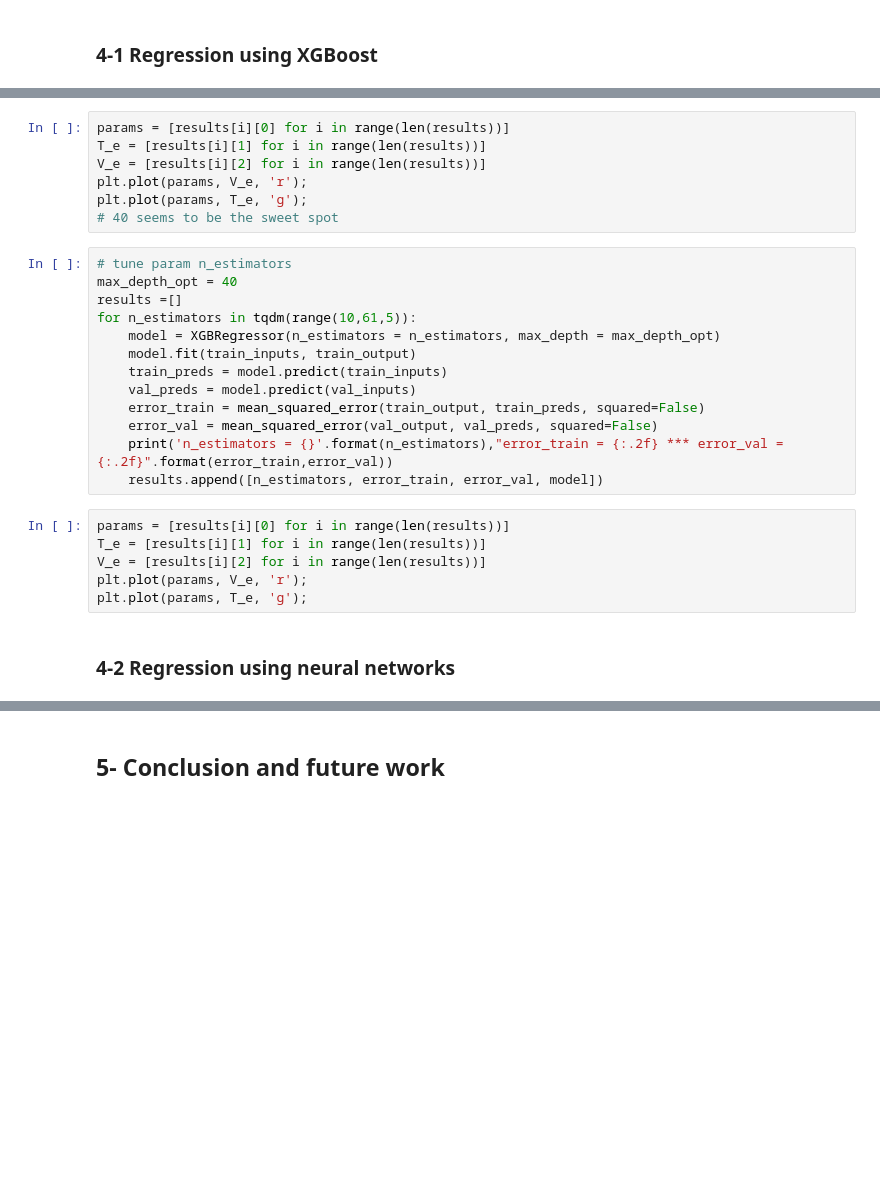
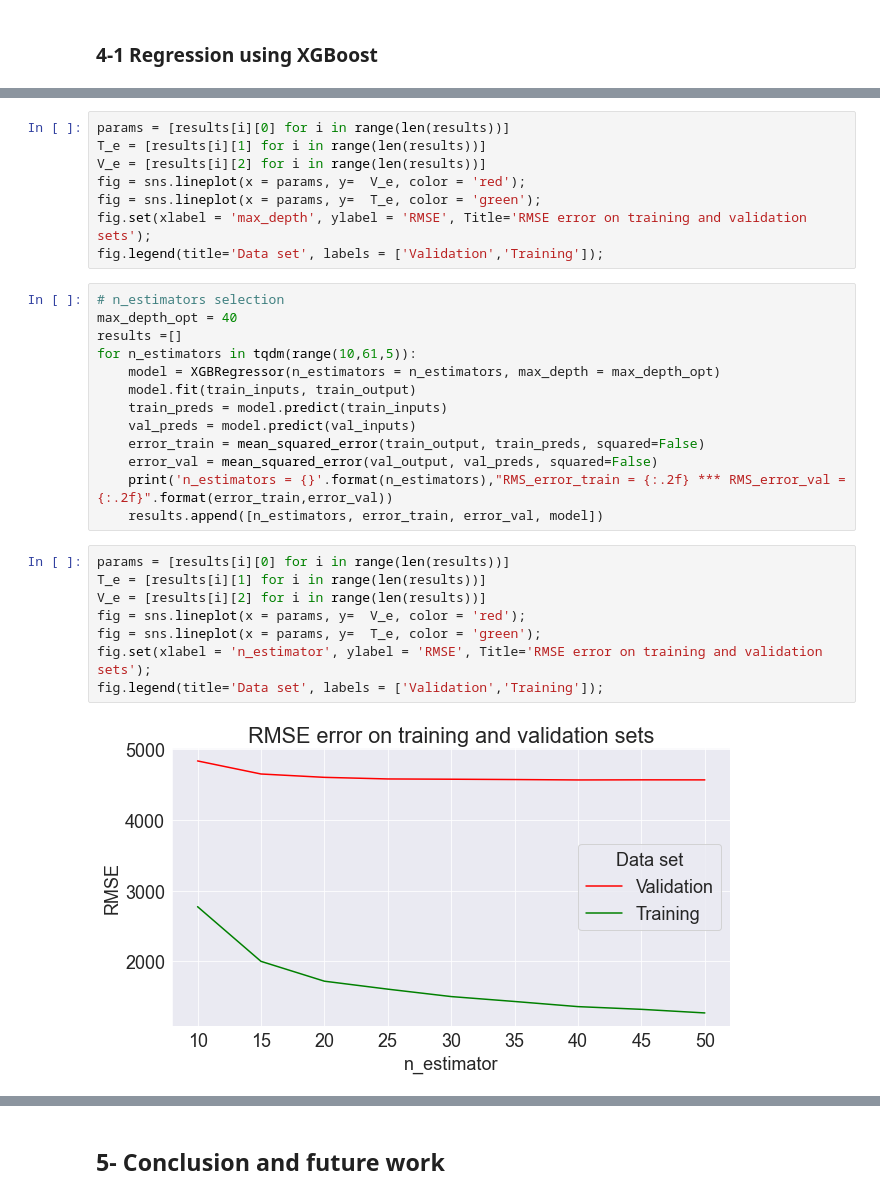
Before and after one commit to zaitrik/used_cars_prices, a Jupyter notebook: used_cars_prices.ipynb, the cells around one changed output, grey strips where cells are left out. Saved outputs shown, nothing was run; the diff lists cells and outputs as text; blank space fills up the shorter version.

```diff
--- a/used_cars_prices.ipynb
+++ b/used_cars_prices.ipynb
@@ -334,11 +246,12 @@ for max_depth in tqdm(range(5,51,5)):
 params = [results[i][0] for i in range(len(results))]
 T_e = [results[i][1] for i in range(len(results))]
 V_e = [results[i][2] for i in range(len(results))]
-plt.plot(params, V_e, 'r');
-plt.plot(params, T_e, 'g');
-# 40 seems to be the sweet spot
+fig = sns.lineplot(x = params, y=  V_e, color = 'red');
+fig = sns.lineplot(x = params, y=  T_e, color = 'green');
+fig.set(xlabel = 'max_depth', ylabel = 'RMSE', Title='RMSE error on training and validation sets');
+fig.legend(title='Data set', labels = ['Validation','Training']);
 # %%
-# tune param n_estimators
+# n_estimators selection
 max_depth_opt = 40
 results =[]
 for n_estimators in tqdm(range(10,61,5)):
@@ -348,13 +261,15 @@ for n_estimators in tqdm(range(10,61,5)):
     val_preds = model.predict(val_inputs)
     error_train = mean_squared_error(train_output, train_preds, squared=False)
     error_val = mean_squared_error(val_output, val_preds, squared=False)
-    print('n_estimators = {}'.format(n_estimators),"error_train = {:.2f} *** error_val = {:.2f}".format(error_train,error_val))
+    print('n_estimators = {}'.format(n_estimators),"RMS_error_train = {:.2f} *** RMS_error_val = {:.2f}".format(error_train,error_val))
     results.append([n_estimators, error_train, error_val, model])
 # %%
 params = [results[i][0] for i in range(len(results))]
 T_e = [results[i][1] for i in range(len(results))]
 V_e = [results[i][2] for i in range(len(results))]
-plt.plot(params, V_e, 'r');
-plt.plot(params, T_e, 'g');
+fig = sns.lineplot(x = params, y=  V_e, color = 'red');
+fig = sns.lineplot(x = params, y=  T_e, color = 'green');
+fig.set(xlabel = 'n_estimator', ylabel = 'RMSE', Title='RMSE error on training and validation sets');
+fig.legend(title='Data set', labels = ['Validation','Training']);
+# %% [output]
+[figure, added]
-# %% [markdown]
-### 4-2 Regression using neural networks
```
Also changed, not shown: parts of 38 cells of this notebook.
